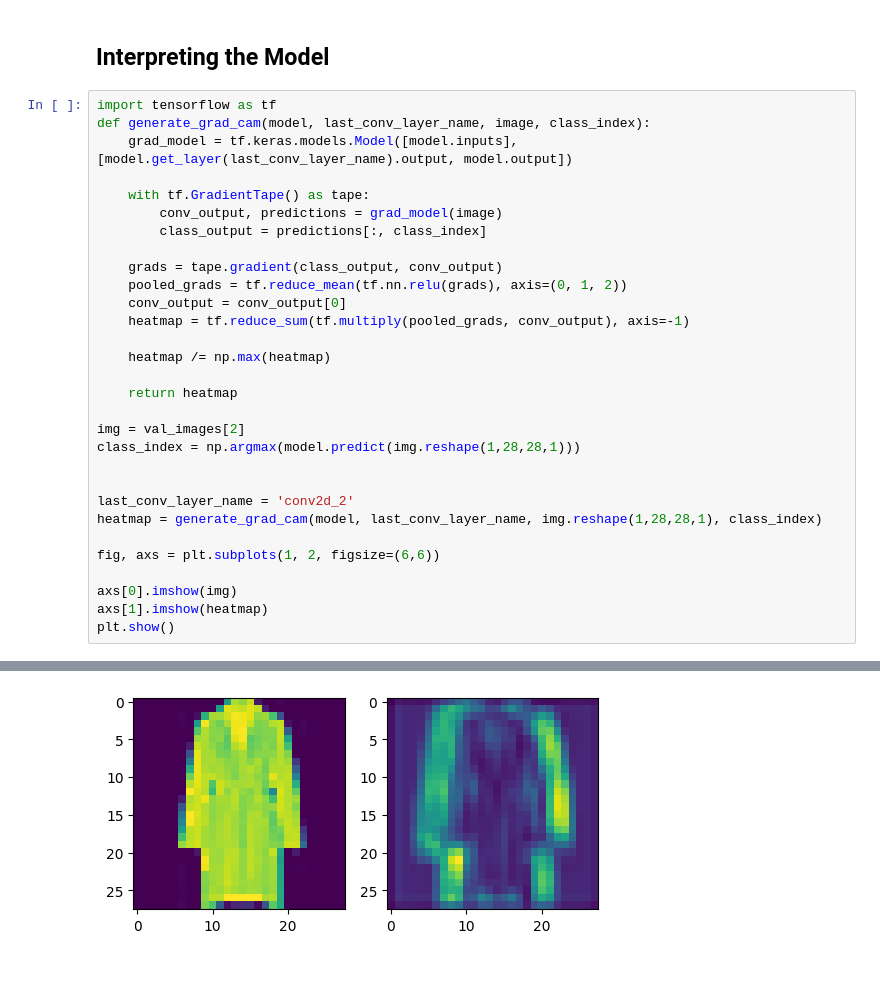
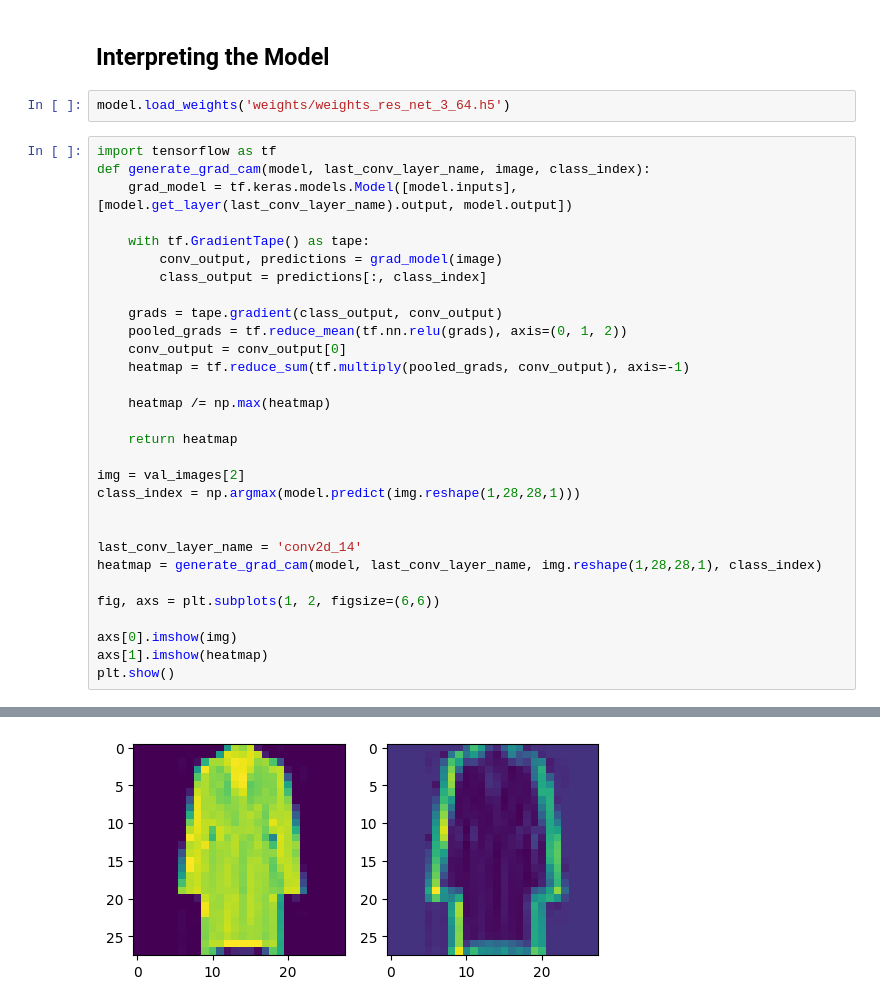
Before and after one commit to shiveshchowdary/FashionMNIST, a Jupyter notebook: Training/BestModel.ipynb, the cells around one changed output, grey strips where cells are left out. Cells and saved outputs as stored; diff of their text form; blank space fills up the shorter version.

```diff
--- a/Training/BestModel.ipynb
+++ b/Training/BestModel.ipynb
@@ -187,6 +187,8 @@ Recall: 0.9295
 F1 Score: 0.9298297322474715
 # %% [markdown]
 ## Interpreting the Model
+# %%
+model.load_weights('weights/weights_res_net_3_64.h5')
 # %%
 import tensorflow as tf
 def generate_grad_cam(model, last_conv_layer_name, image, class_index):
@@ -209,7 +211,7 @@ img = val_images[2]
 class_index = np.argmax(model.predict(img.reshape(1,28,28,1)))
 
 
-last_conv_layer_name = 'conv2d_2'
+last_conv_layer_name = 'conv2d_14'
 heatmap = generate_grad_cam(model, last_conv_layer_name, img.reshape(1,28,28,1), class_index)
 
 fig, axs = plt.subplots(1, 2, figsize=(6,6))
@@ -222,4 +224,4 @@ plt.show()
-[figure, old version]
+[figure, new version]
 # %%
 import matplotlib.pyplot as plt
 import numpy as np
```
Also changed, not shown: parts of 4 cells of this notebook, 2 other files.
